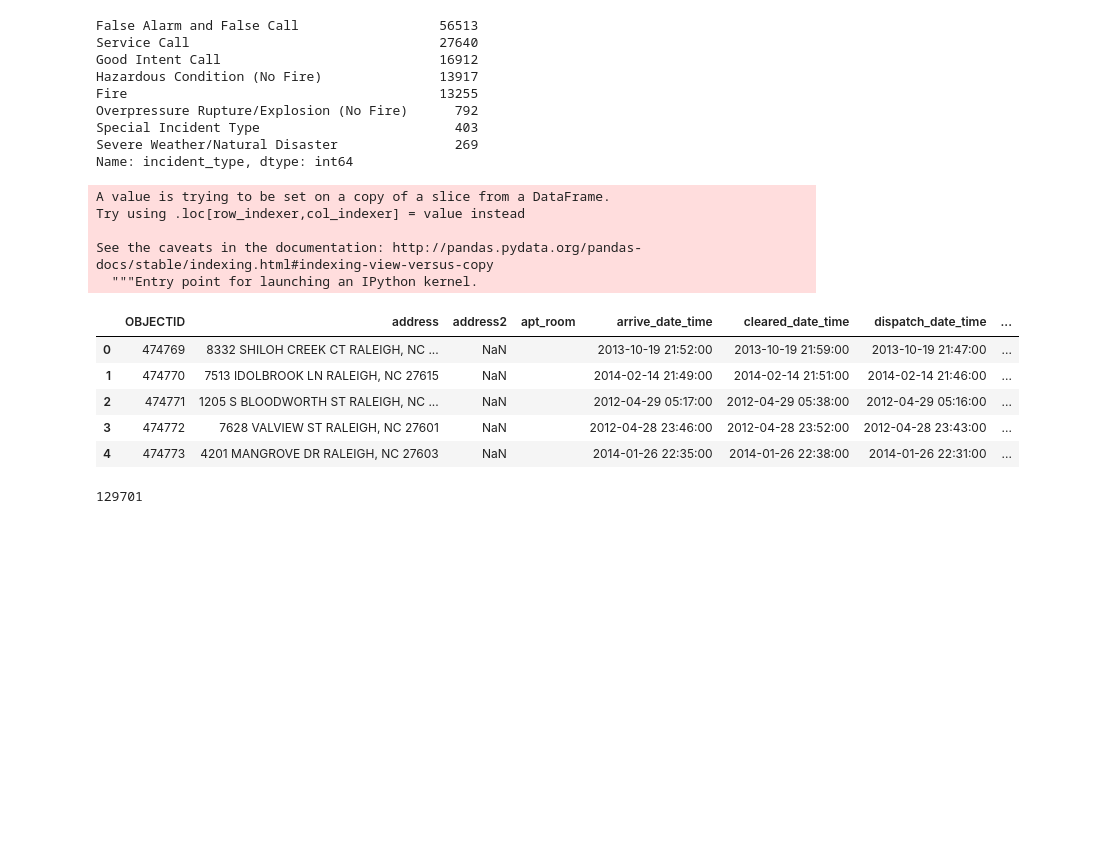
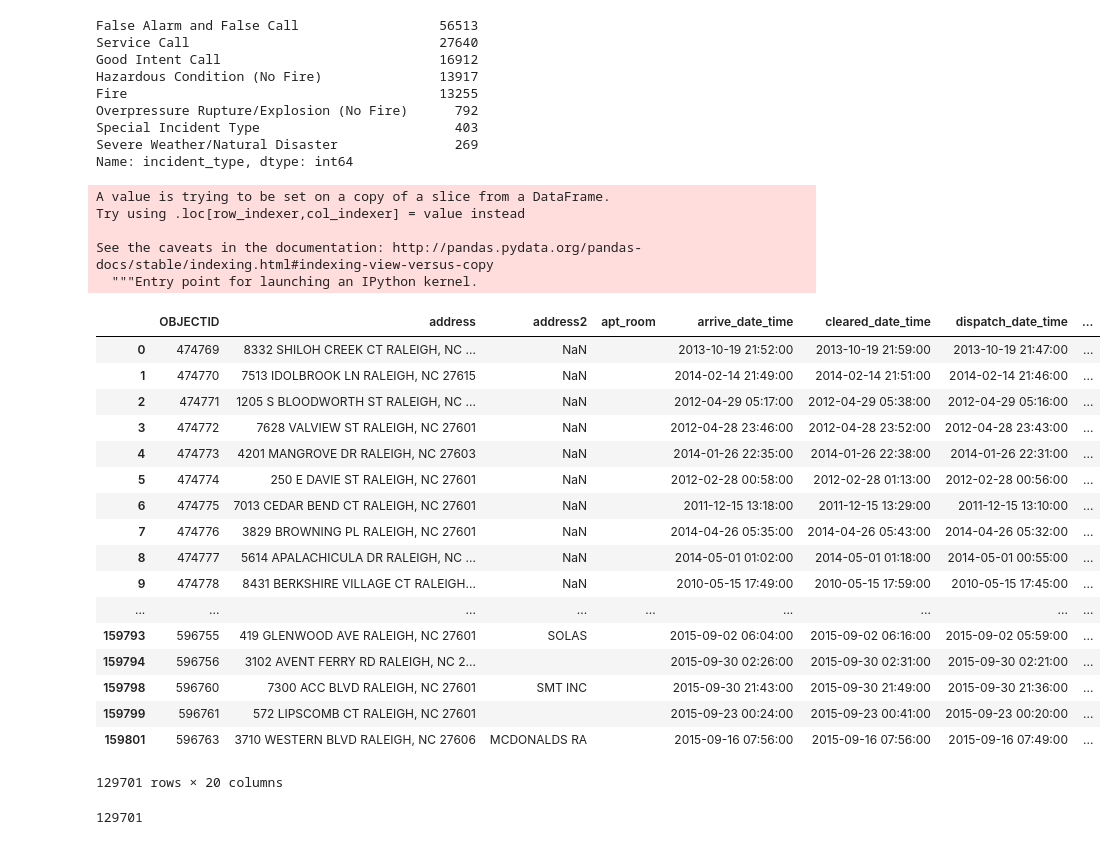
Before and after one commit to xjarodx/Project_1_Group_7, a Jupyter notebook: Fire_Data_Plotting_fixed_Jill.ipynb, the cells around one changed output. Saved outputs shown, nothing was run; the diff lists cells and outputs as text; code cells hidden in the pictures; blank space fills up the shorter version.

```diff
--- a/Fire_Data_Plotting_fixed_Jill.ipynb
+++ b/Fire_Data_Plotting_fixed_Jill.ipynb
@@ -197,19 +197,31 @@ Severe Weather/Natural Disaster               269
 Name: incident_type, dtype: int64
 # %%
 no_outliers["Incident"]=pd.cut(no_outliers["incident_type"], bins, labels=labels)
-no_outliers.head()
+no_outliers
 # %% [output]
 A value is trying to be set on a copy of a slice from a DataFrame.
 Try using .loc[row_indexer,col_indexer] = value instead
 
 See the caveats in the documentation: http://pandas.pydata.org/pandas-docs/stable/indexing.html#indexing-view-versus-copy
   """Entry point for launching an IPython kernel.
 |  | OBJECTID | address | address2 | apt_room | arrive_date_time | cleared_date_time | dispatch_date_time | ... |
 | 0 | 474769 | 8332 SHILOH CREEK CT RALEIGH, NC ... | NaN |  | 2013-10-19 21:52:00 | 2013-10-19 21:59:00 | 2013-10-19 21:47:00 | ... |
 | 1 | 474770 | 7513 IDOLBROOK LN RALEIGH, NC 27615 | NaN |  | 2014-02-14 21:49:00 | 2014-02-14 21:51:00 | 2014-02-14 21:46:00 | ... |
 | 2 | 474771 | 1205 S BLOODWORTH ST RALEIGH, NC ... | NaN |  | 2012-04-29 05:17:00 | 2012-04-29 05:38:00 | 2012-04-29 05:16:00 | ... |
 | 3 | 474772 | 7628 VALVIEW ST RALEIGH, NC 27601 | NaN |  | 2012-04-28 23:46:00 | 2012-04-28 23:52:00 | 2012-04-28 23:43:00 | ... |
 | 4 | 474773 | 4201 MANGROVE DR RALEIGH, NC 27603 | NaN |  | 2014-01-26 22:35:00 | 2014-01-26 22:38:00 | 2014-01-26 22:31:00 | ... |
+| 5 | 474774 | 250 E DAVIE ST RALEIGH, NC 27601 | NaN |  | 2012-02-28 00:58:00 | 2012-02-28 01:13:00 | 2012-02-28 00:56:00 | ... |
+| 6 | 474775 | 7013 CEDAR BEND CT RALEIGH, NC 27601 | NaN |  | 2011-12-15 13:18:00 | 2011-12-15 13:29:00 | 2011-12-15 13:10:00 | ... |
+| 7 | 474776 | 3829 BROWNING PL RALEIGH, NC 27601 | NaN |  | 2014-04-26 05:35:00 | 2014-04-26 05:43:00 | 2014-04-26 05:32:00 | ... |
+| 8 | 474777 | 5614 APALACHICULA DR RALEIGH, NC ... | NaN |  | 2014-05-01 01:02:00 | 2014-05-01 01:18:00 | 2014-05-01 00:55:00 | ... |
+| 9 | 474778 | 8431 BERKSHIRE VILLAGE CT RALEIGH... | NaN |  | 2010-05-15 17:49:00 | 2010-05-15 17:59:00 | 2010-05-15 17:45:00 | ... |
+| ... | ... | ... | ... | ... | ... | ... | ... | ... |
+| 159793 | 596755 | 419 GLENWOOD AVE RALEIGH, NC 27601 | SOLAS |  | 2015-09-02 06:04:00 | 2015-09-02 06:16:00 | 2015-09-02 05:59:00 | ... |
+| 159794 | 596756 | 3102 AVENT FERRY RD RALEIGH, NC 2... |  |  | 2015-09-30 02:26:00 | 2015-09-30 02:31:00 | 2015-09-30 02:21:00 | ... |
+| 159798 | 596760 | 7300 ACC BLVD RALEIGH, NC 27601 | SMT INC |  | 2015-09-30 21:43:00 | 2015-09-30 21:49:00 | 2015-09-30 21:36:00 | ... |
+| 159799 | 596761 | 572 LIPSCOMB CT RALEIGH, NC 27601 |  |  | 2015-09-23 00:24:00 | 2015-09-23 00:41:00 | 2015-09-23 00:20:00 | ... |
+| 159801 | 596763 | 3710 WESTERN BLVD RALEIGH, NC 27606 | MCDONALDS RA |  | 2015-09-16 07:56:00 | 2015-09-16 07:56:00 | 2015-09-16 07:49:00 | ... |
+129701 rows × 20 columns
 # %%
 total_incidents= no_outliers['Incident'].count()
 total_incidents
```
Also changed, not shown: parts of 5 cells of this notebook, 1 other file.
